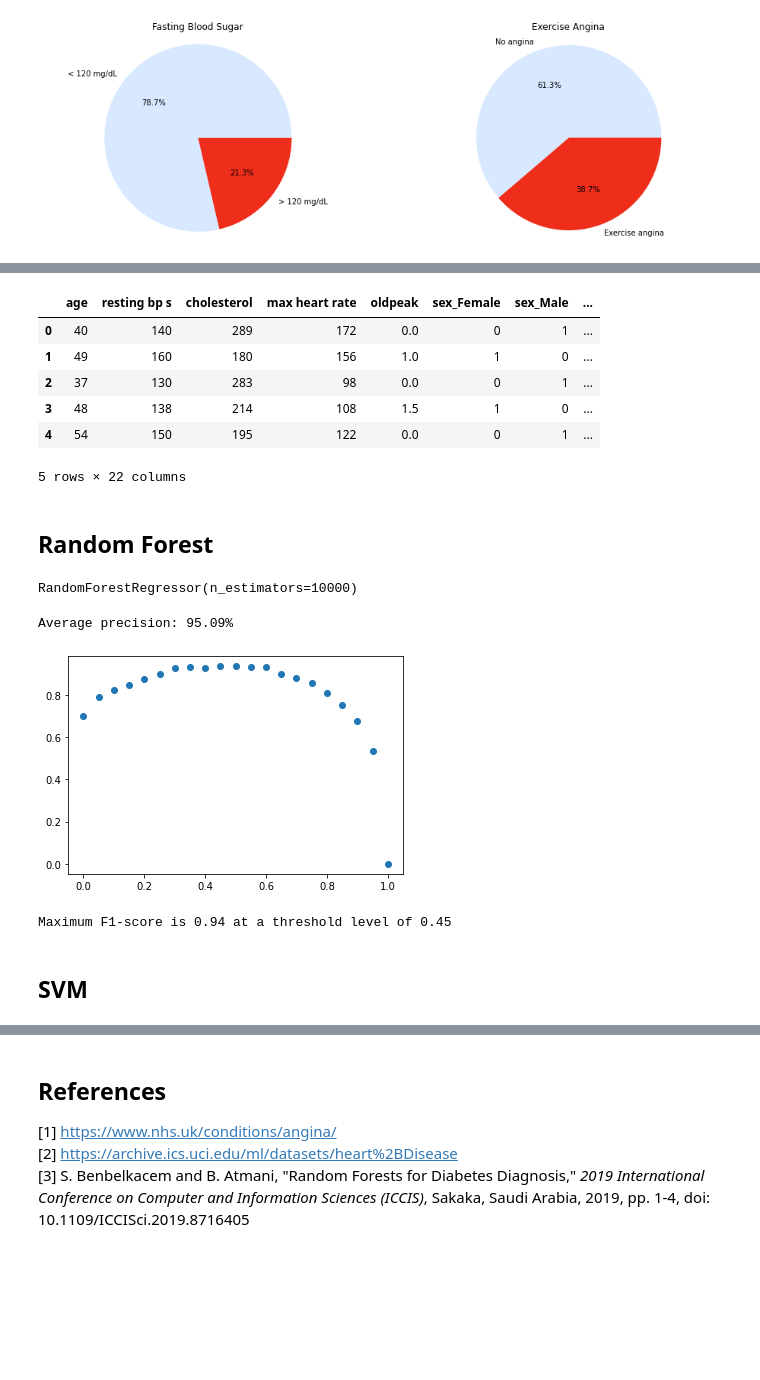
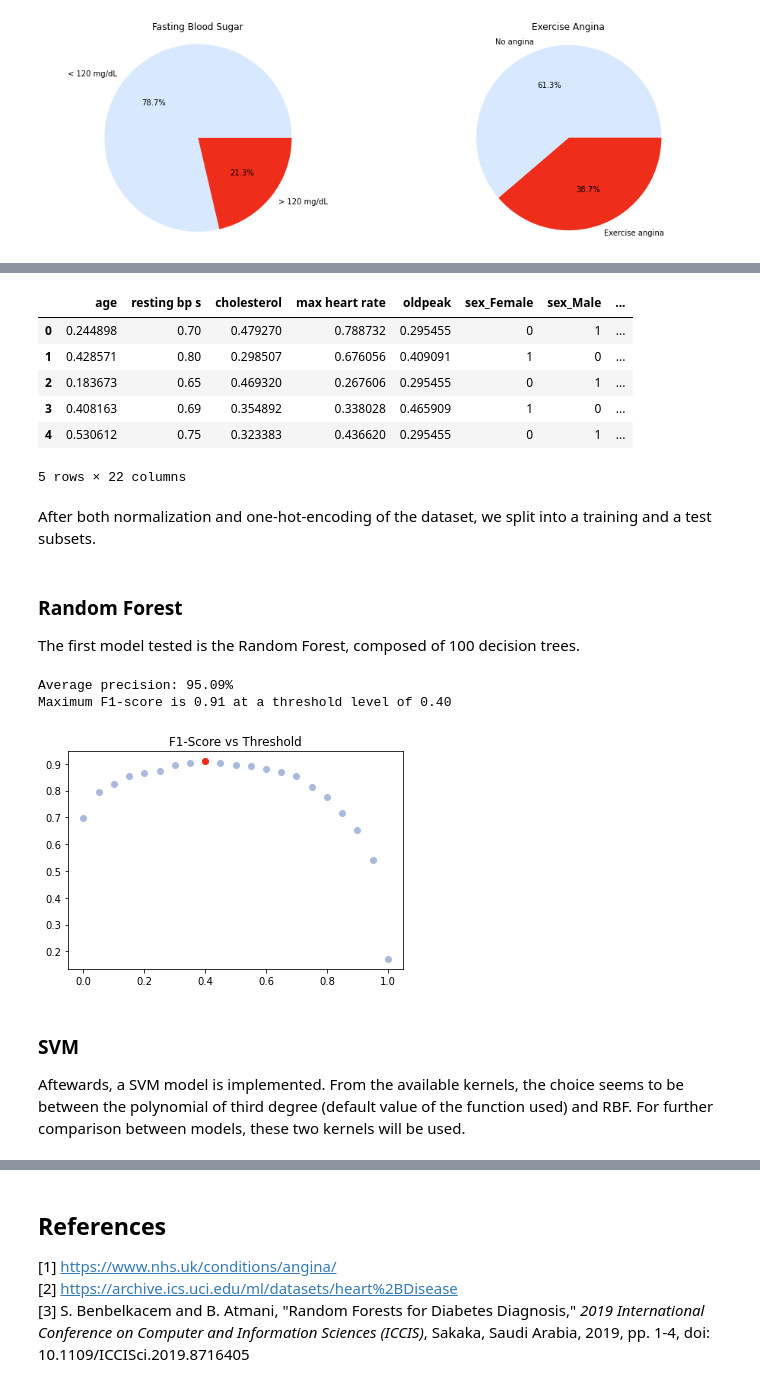
Before and after one commit to dfvilhena/aveiromsc, a Jupyter notebook: Exploração de Dados/Heart Disease Prediction2.ipynb, the cells around one changed output, grey strips where cells are left out. Saved outputs shown, nothing was run; the diff lists cells and outputs as text; code cells hidden in the pictures; blank space fills up the shorter version.

```diff
--- a/Exploração de Dados/Heart Disease Prediction2.ipynb
+++ b/Exploração de Dados/Heart Disease Prediction2.ipynb
@@ -331,0 +375,6 @@ plt.show()
+# %%
+def min_max_norm(pandasSeries):
+    min_value = pandasSeries.min()
+    max_value = pandasSeries.max()
+    delta = max_value-min_value
+    return (pandasSeries-min_value)/delta
@@ -339,7 +397,12 @@ features["resting ecg"].replace(ecg_dict, inplace=True)
 features["exercise angina"].replace(exercise_dict, inplace=True)
 features["ST slope"].replace(slope_dict, inplace=True)
 
-display(df.head())
+features["age"] = min_max_norm(features["age"])
+features["resting bp s"] = min_max_norm(features["resting bp s"])
+features["cholesterol"] = min_max_norm(features["cholesterol"])
+features["max heart rate"] = min_max_norm(features["max heart rate"])
+features["oldpeak"] = min_max_norm(features["oldpeak"])
+
 display(features.head())
 # %% [output]
 |  | age | sex | chest pain type | resting bp s | cholesterol | fasting blood sugar | resting ecg | ... |
@@ -360,51 +417,54 @@ features = pd.get_dummies(features)
 features.head()
 # %% [output]
 |  | age | resting bp s | cholesterol | max heart rate | oldpeak | sex_Female | sex_Male | ... |
-| 0 | 40 | 140 | 289 | 172 | 0.0 | 0 | 1 | ... |
-| 1 | 49 | 160 | 180 | 156 | 1.0 | 1 | 0 | ... |
-| 2 | 37 | 130 | 283 | 98 | 0.0 | 0 | 1 | ... |
-| 3 | 48 | 138 | 214 | 108 | 1.5 | 1 | 0 | ... |
-| 4 | 54 | 150 | 195 | 122 | 0.0 | 0 | 1 | ... |
+| 0 | 0.244898 | 0.70 | 0.479270 | 0.788732 | 0.295455 | 0 | 1 | ... |
+| 1 | 0.428571 | 0.80 | 0.298507 | 0.676056 | 0.409091 | 1 | 0 | ... |
+| 2 | 0.183673 | 0.65 | 0.469320 | 0.267606 | 0.295455 | 0 | 1 | ... |
+| 3 | 0.408163 | 0.69 | 0.354892 | 0.338028 | 0.465909 | 1 | 0 | ... |
+| 4 | 0.530612 | 0.75 | 0.323383 | 0.436620 | 0.295455 | 0 | 1 | ... |
 5 rows × 22 columns
 # %%
 targets = np.array(df["target"])
 feature_list = list(features.columns)
 features = np.array(features)
+# %% [markdown]
+After both normalization and one-hot-encoding of the dataset, we split into a training and a test subsets.
 # %%
 train_features, test_features, train_labels, test_labels = train_test_split(features, targets, test_size=0.3)
-# %% [markdown]
-## Random Forest
-# %%
-rf = RandomForestRegressor(n_estimators=10000)
-rf.fit(train_features, train_labels)
-# %% [output]
-RandomForestRegressor(n_estimators=10000)
-# %%
-score = rf.predict(test_features)
-ap = average_precision_score(test_labels, score)
-ap = ap*100
-print("Average precision: %0.2f%%" % ap)
-# %% [output]
-Average precision: 95.09%
+# %% [markdown]
+### Random Forest
+
+The first model tested is the Random Forest, composed of 100 decision trees.
 # %%
+rf = RandomForestRegressor(n_estimators=100)
+rf.fit(train_features, train_labels)
+
+score = rf.predict(test_features)
+ap = average_precision_score(test_labels, score)
+ap = ap*100
+print("Average precision: %0.2f%%" % ap)
+
 threshold = []
 f1 = []
 for t in range(0, 105, 5):
     results = [1 if s >= (t/100) else 0 for s in score]
     threshold.append(t/100)
     f1.append(f1_score(test_labels, results))
 
-plt.scatter(threshold, f1)
-plt.show()
-
 opt_threshold = threshold[f1.index(max(f1))]
 print("Maximum F1-score is %0.2f at a threshold level of %0.2f" % (max(f1), opt_threshold))
 
-results = [1 if s >= opt_threshold else 0 for s in score]
+plt.scatter(threshold, f1, color="#AABADD")
+plt.scatter(opt_threshold, max(f1), color=colors_class[1])
+plt.title("F1-Score vs Threshold")
+plt.show()
 # %% [output]
+Average precision: 95.09%
+Maximum F1-score is 0.91 at a threshold level of 0.40
-[figure, old version]
+[figure, new version]
-Maximum F1-score is 0.94 at a threshold level of 0.45
-# %% [markdown]
-## SVM
+# %% [markdown]
+### SVM
+
+Aftewards, a SVM model is implemented. From the available kernels, the choice seems to be between the polynomial of third degree (default value of the function used) and RBF. For further comparison between models, these two kernels will be used.
 # %%
 kernel_list = ["linear", "poly", "rbf", "sigmoid"]
```
Also changed, not shown: parts of 32 cells of this notebook.
